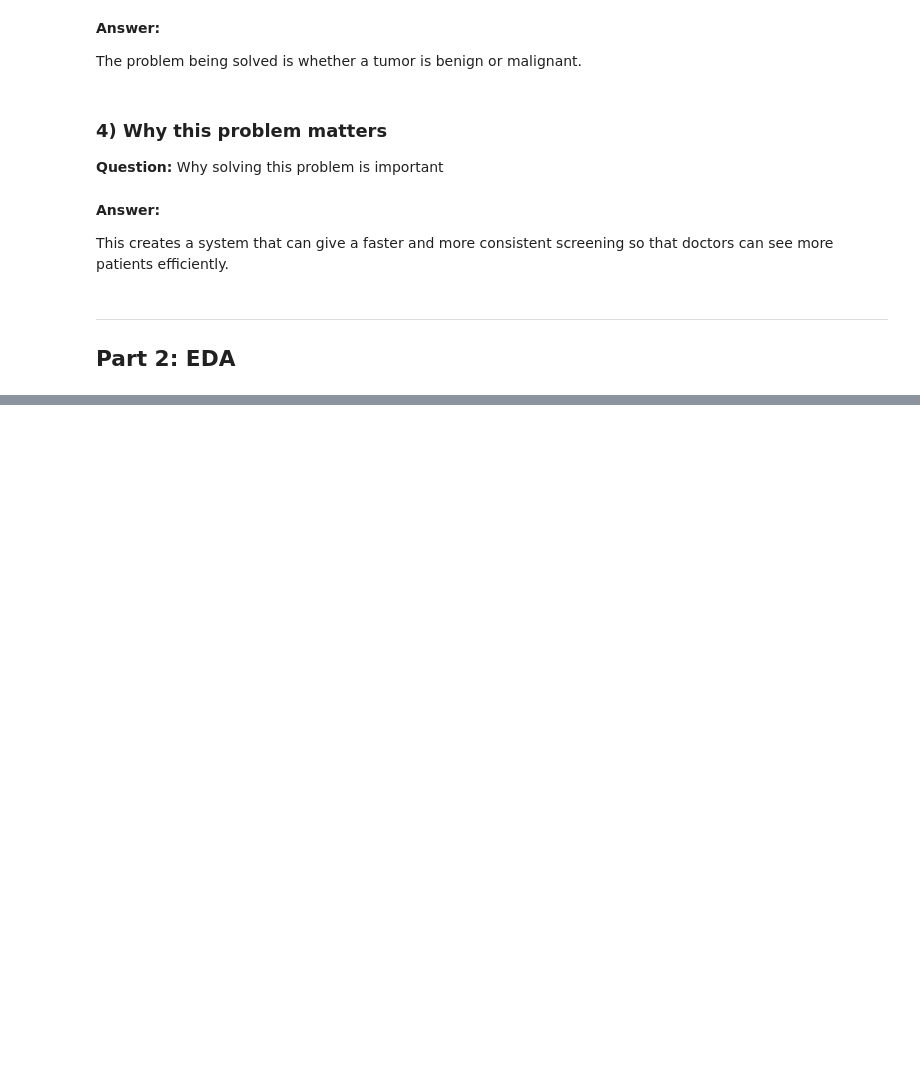
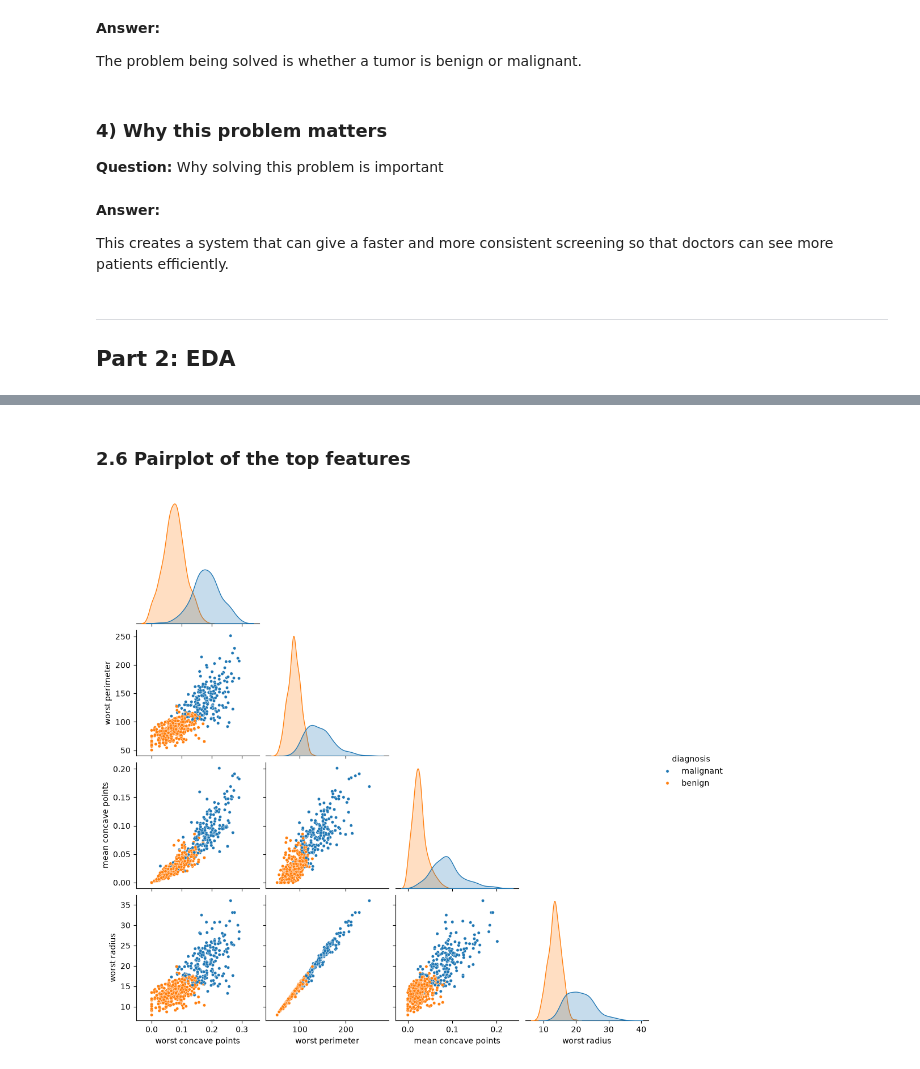
Before and after one commit to JustinSu11/Introduction-to-Artificial-Intelligence-and-Machine-Learning, a Jupyter notebook: Assignments/Assignment_4.2/assignment_4.2_deliverable.ipynb, the cells around one changed output, grey strips where cells are left out. Cells and saved outputs as stored; diff of their text form; code cells hidden in the pictures; blank space fills up the shorter version.

```diff
--- a/Assignments/Assignment_4.2/assignment_4.2_deliverable.ipynb
+++ b/Assignments/Assignment_4.2/assignment_4.2_deliverable.ipynb
@@ -94,0 +196,7 @@ plt.show()
+# %% [markdown]
+### 2.6 Pairplot of the top features
+# %%
+sns.pairplot(labeled, vars=top, hue='diagnosis', corner=True, plot_kws={'s': 15})
+plt.show()
+# %% [output]
+[figure, added]
```
Also changed, not shown: parts of 27 cells of this notebook, 2 other files.
